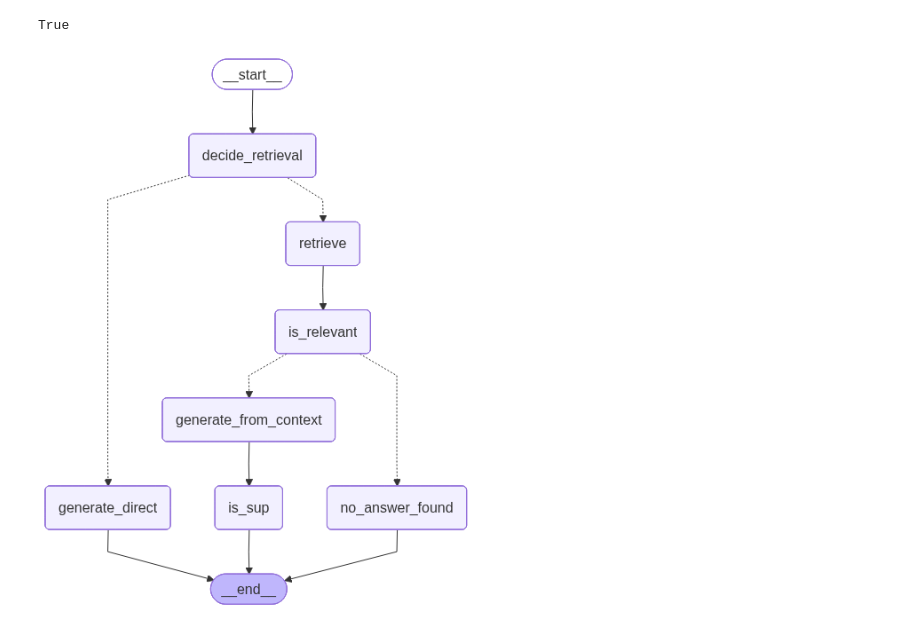
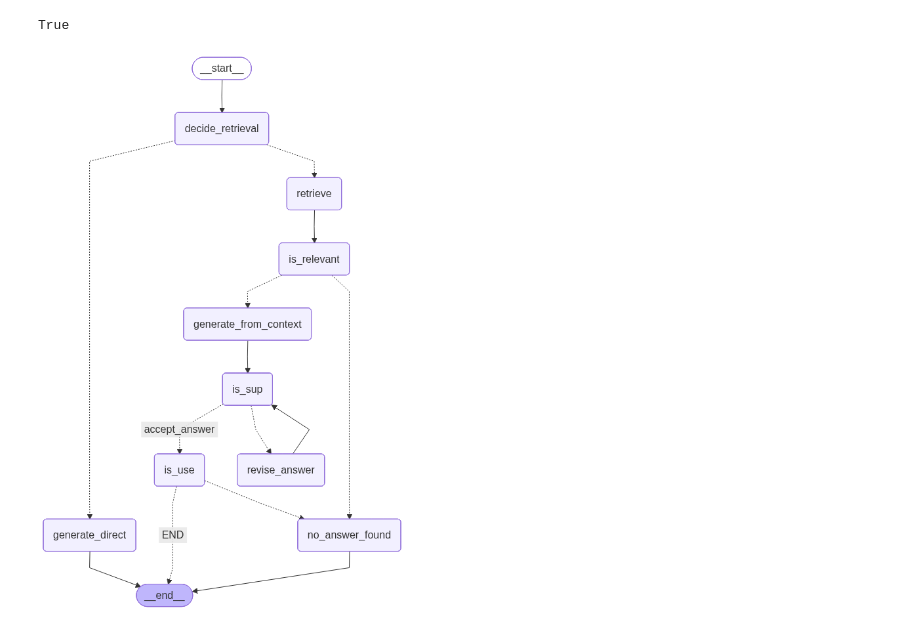
Before and after one commit to MeetJhaveri/Self-RAG, a Jupyter notebook: main.ipynb, the cells around one changed output. Cells and saved outputs as stored; diff of their text form; code cells hidden in the pictures.

```diff
--- a/main.ipynb
+++ b/main.ipynb
@@ -181,6 +185,8 @@ def generate_from_context(state: State):
 def no_answer_found(state: State):
     return {"answer": "No answer found.", "context": ""}
 # %%
+# 6) IsSUP verify + revise loop
+# -----------------------------
 class IsSUPDecision(BaseModel):
     issup: Literal["fully_supported", "partially_supported", "no_support"]
     evidence: List[str] = Field(default_factory=list)
@@ -232,3 +238,18 @@ def is_sup(state: State):
         )
     )
     return {"issup": decision.issup, "evidence": decision.evidence}
+
+
+MAX_RETRIES = 10
+
+def route_after_issup(state: State) -> Literal["accept_answer", "revise_answer"]:
+    # accept if fully supported
+    if state.get("issup") == "fully_supported":
+        return "accept_answer"
+
+    # stop if we've already tried enough
+    if state.get("retries", 0) >= MAX_RETRIES:
+        return "accept_answer"   # or return a "give_up" node if you want
+
+    # otherwise revise again
+    return "revise_answer"
@@ -245,35 +352,71 @@ g.add_node("is_relevant", is_relevant)
 g.add_node("generate_from_context", generate_from_context)
 g.add_node("no_answer_found", no_answer_found)
 
+# IsSUP + revise loop
 g.add_node("is_sup", is_sup)
+g.add_node("revise_answer", revise_answer)
 
+# ✅ NEW: IsUSE + finalize
+g.add_node("is_use", is_use)
+
+# --------------------
+# Edges
+# --------------------
 g.add_edge(START, "decide_retrieval")
 
 g.add_conditional_edges(
     "decide_retrieval",
     route_after_decide,
     {"generate_direct": "generate_direct", "retrieve": "retrieve"},
 )
 
 g.add_edge("generate_direct", END)
 
 g.add_edge("retrieve", "is_relevant")
 
 g.add_conditional_edges(
     "is_relevant",
     route_after_relevance,
-    {"generate_from_context": "generate_from_context", "no_answer_found": "no_answer_found"},
+    {
+        "generate_from_context": "generate_from_context",
+        "no_answer_found": "no_answer_found",
+    },
 )
 
 # If no answer found, end
 g.add_edge("no_answer_found", END)
 
-# If generated from context, verify with IsSUP loop
+# --------------------
+# Generate -> IsSUP -> (IsUSE | revise) loop
+# --------------------
 g.add_edge("generate_from_context", "is_sup")
-g.add_edge("is_sup", END)
+
+g.add_conditional_edges(
+    "is_sup",
+    route_after_issup,
+    {
+        "accept_answer": "is_use",      # ✅ fully_supported goes to IsUSE
+        "revise_answer": "revise_answer",
+    },
+)
+
+# revise then re-check support
+g.add_edge("revise_answer", "is_sup")  # 🔁 loop back to IsSUP
+
+# --------------------
+# IsUSE routing
+# --------------------
+g.add_conditional_edges(
+    "is_use",
+    route_after_isuse,
+    {
+        "END": END,
+        "no_answer_found": "no_answer_found",
+    },
+)
 
 app = g.compile()
 app
 # %% [output]
-[figure, old version]
+[figure, new version]
 # %%
```
Also changed, not shown: parts of 8 cells of this notebook.
